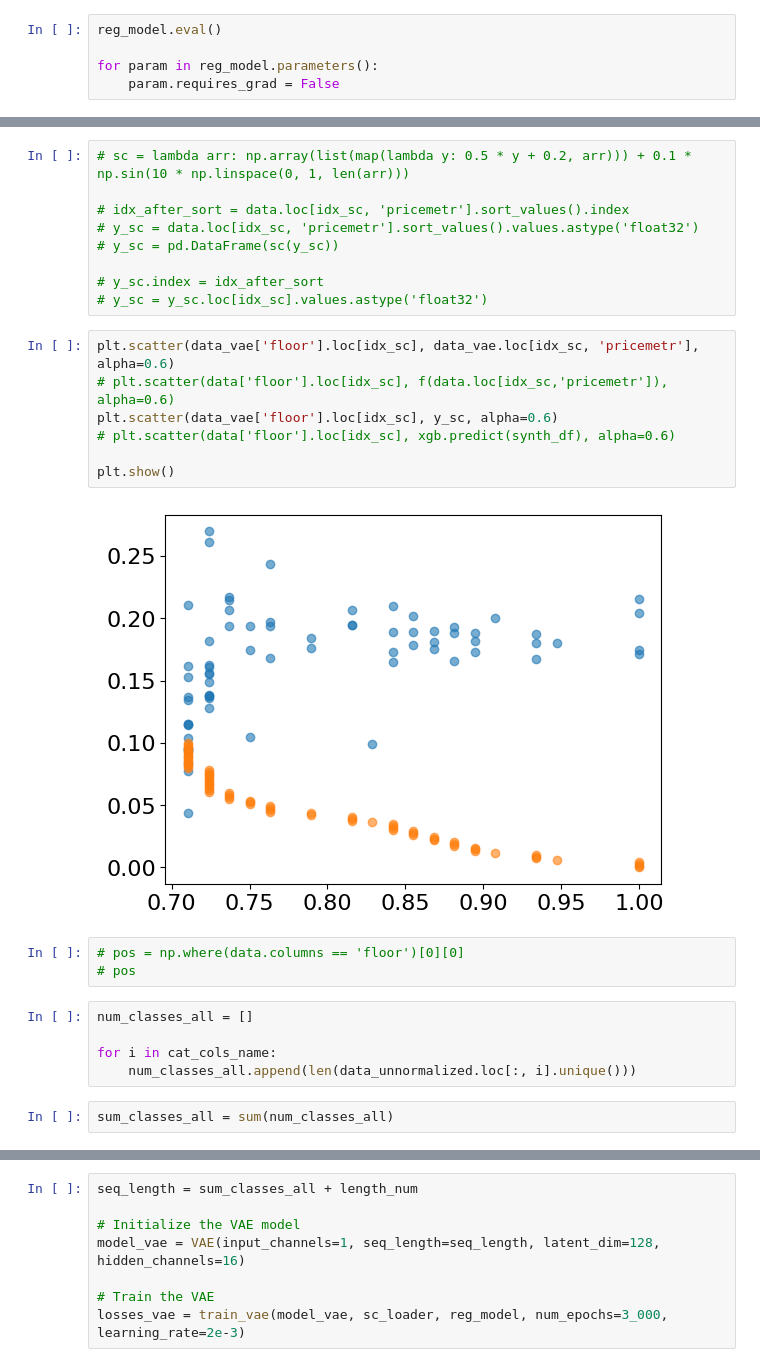
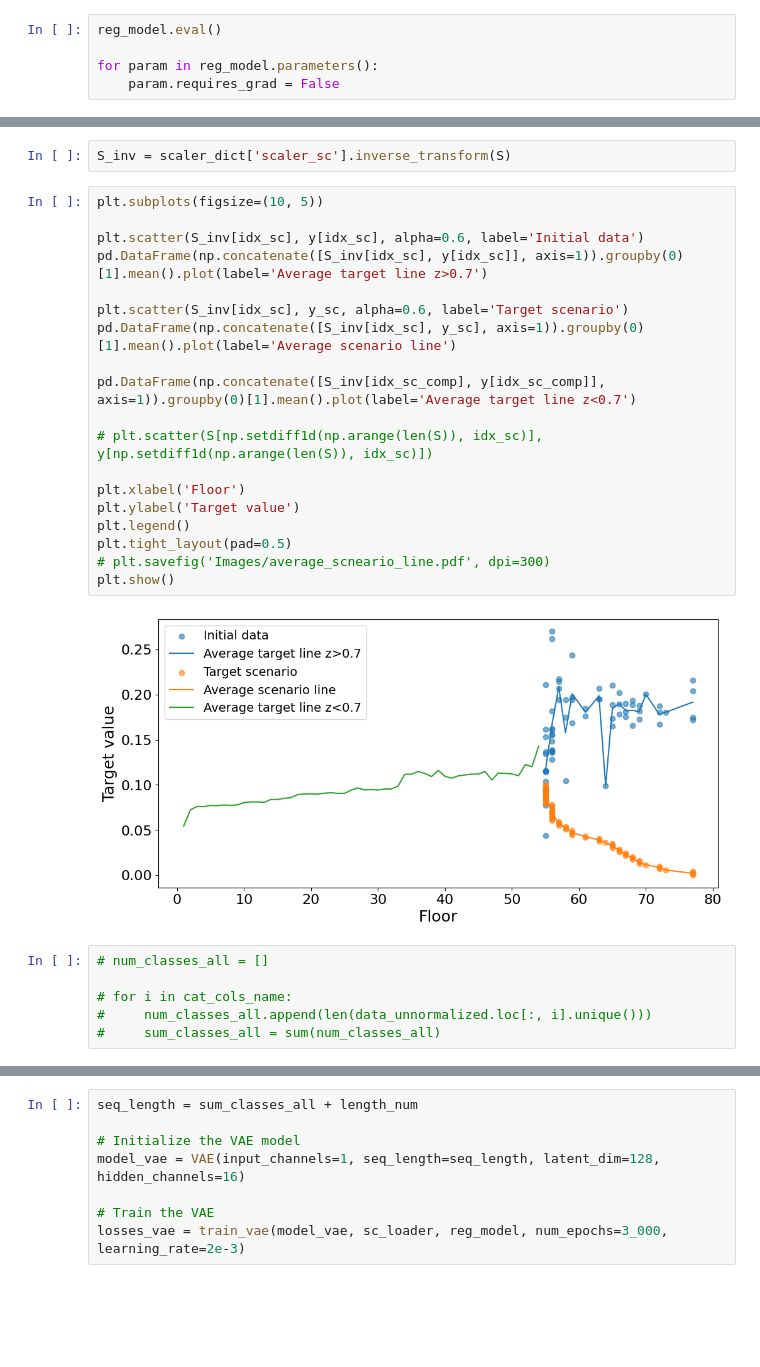
Before and after one commit to osa-bot/Benchmarking, a Jupyter notebook: Scenario_model.ipynb, the cells around one changed output, grey strips where cells are left out. Drawn from its saved outputs; the diff is of its cells as text; blank space fills up the shorter version.

```diff
--- a/Scenario_model.ipynb
+++ b/Scenario_model.ipynb
@@ -274,30 +279,31 @@ sc_dataset = DataseCustomScenario(data_wo_x.unsqueeze(1), X_for_sc, y_sc)
 sc_loader = torch.utils.data.DataLoader(sc_dataset, batch_size=256, shuffle=True)
-# %%
-# sc = lambda arr: np.array(list(map(lambda y: 0.5 * y + 0.2, arr))) + 0.1 * np.sin(10 * np.linspace(0, 1, len(arr)))
-
-# idx_after_sort = data.loc[idx_sc, 'pricemetr'].sort_values().index
-# y_sc = data.loc[idx_sc, 'pricemetr'].sort_values().values.astype('float32')
-# y_sc = pd.DataFrame(sc(y_sc))
-
-# y_sc.index = idx_after_sort
-# y_sc = y_sc.loc[idx_sc].values.astype('float32')
-# %%
-plt.scatter(data_vae['floor'].loc[idx_sc], data_vae.loc[idx_sc, 'pricemetr'], alpha=0.6)
-# plt.scatter(data['floor'].loc[idx_sc], f(data.loc[idx_sc,'pricemetr']), alpha=0.6)
-plt.scatter(data_vae['floor'].loc[idx_sc], y_sc, alpha=0.6)
-# plt.scatter(data['floor'].loc[idx_sc], xgb.predict(synth_df), alpha=0.6)
-
-plt.show()
-# %% [output]
-[figure, removed]
-# %%
-# pos = np.where(data.columns == 'floor')[0][0]
-# pos
+# %%
+S_inv = scaler_dict['scaler_sc'].inverse_transform(S)
+# %%
+plt.subplots(figsize=(10, 5))
+
+plt.scatter(S_inv[idx_sc], y[idx_sc], alpha=0.6, label='Initial data')
+pd.DataFrame(np.concatenate([S_inv[idx_sc], y[idx_sc]], axis=1)).groupby(0)[1].mean().plot(label='Average target line z>0.7')
+
+plt.scatter(S_inv[idx_sc], y_sc, alpha=0.6, label='Target scenario')
+pd.DataFrame(np.concatenate([S_inv[idx_sc], y_sc], axis=1)).groupby(0)[1].mean().plot(label='Average scenario line')
+
+pd.DataFrame(np.concatenate([S_inv[idx_sc_comp], y[idx_sc_comp]], axis=1)).groupby(0)[1].mean().plot(label='Average target line z<0.7')
+
+# plt.scatter(S[np.setdiff1d(np.arange(len(S)), idx_sc)], y[np.setdiff1d(np.arange(len(S)), idx_sc)])
+
+plt.xlabel('Floor')
+plt.ylabel('Target value')
+plt.legend()
+plt.tight_layout(pad=0.5)
+# plt.savefig('Images/average_scneario_line.pdf', dpi=300)
+plt.show()
+# %% [output]
+[figure, added]
 # %%
-num_classes_all = []
+# num_classes_all = []
 
-for i in cat_cols_name:
-    num_classes_all.append(len(data_unnormalized.loc[:, i].unique()))
+# for i in cat_cols_name:
+#     num_classes_all.append(len(data_unnormalized.loc[:, i].unique()))
+#     sum_classes_all = sum(num_classes_all)
-# %%
-sum_classes_all = sum(num_classes_all)
 # %%
```
Also changed, not shown: parts of 31 cells of this notebook, 1 other file.
